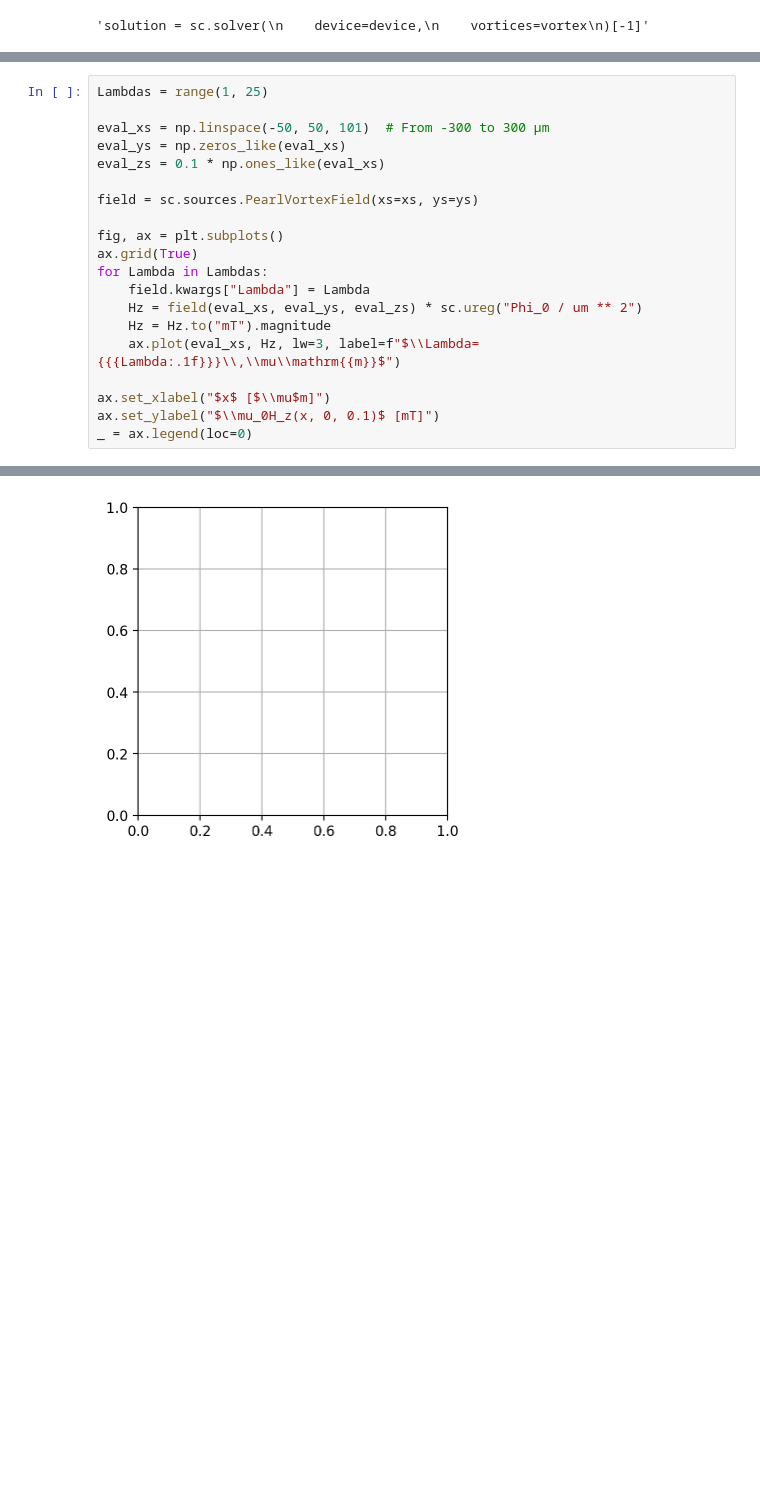
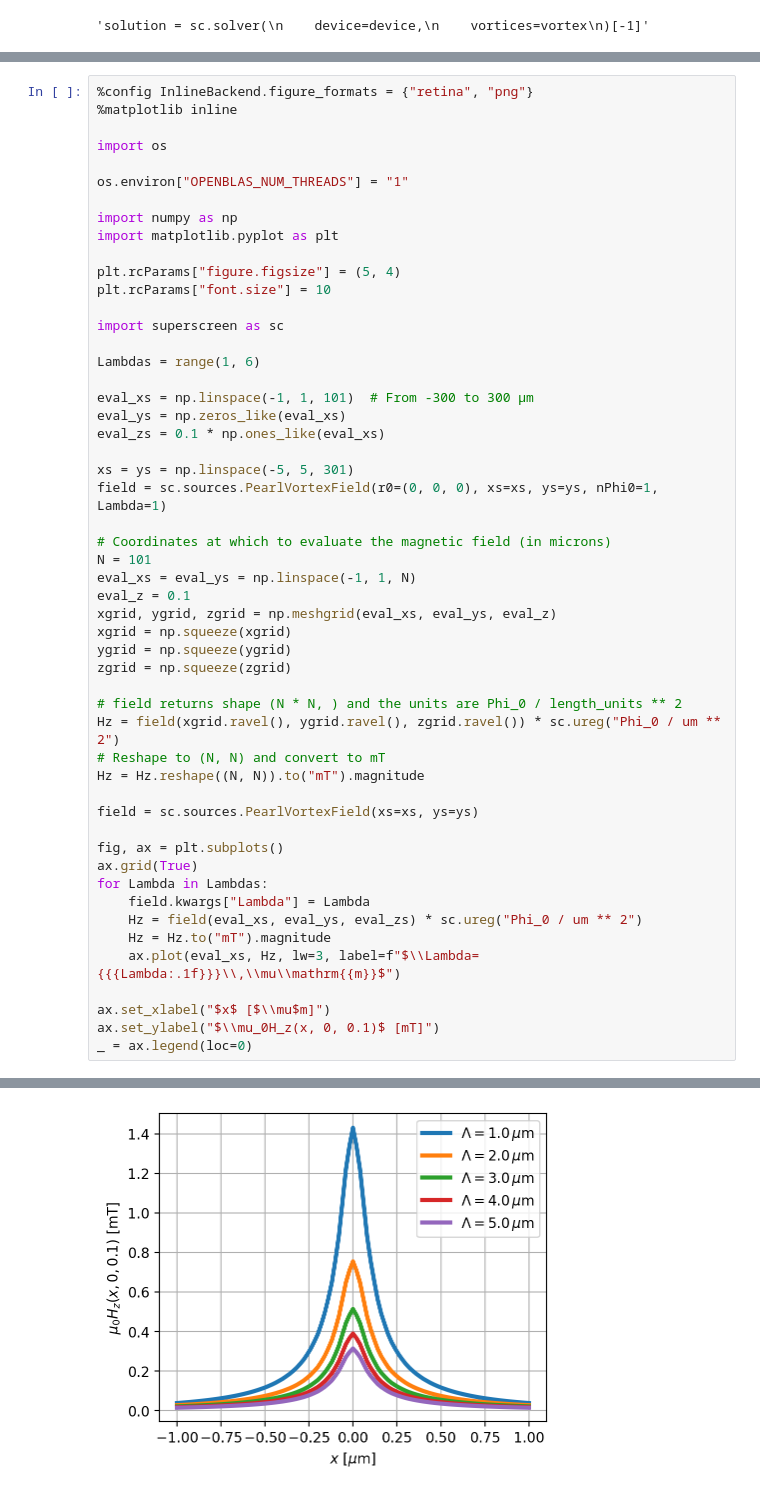
Before and after one commit to LeviathansDaughter/LOLIGO-VULGARIS, a Jupyter notebook: Untitled4.ipynb, the cells around one changed output, grey strips where cells are left out. Cells and saved outputs as stored; diff of their text form; blank space fills up the shorter version.

```diff
--- a/Untitled4.ipynb
+++ b/Untitled4.ipynb
@@ -1008,9 +1028,41 @@ Vortex(x=0.0, y=0.0, film='film', nPhi0=1.0)
 # %%
-Lambdas = range(1, 25)
+%config InlineBackend.figure_formats = {"retina", "png"}
+%matplotlib inline
 
-eval_xs = np.linspace(-50, 50, 101)  # From -300 to 300 µm
+import os
+
+os.environ["OPENBLAS_NUM_THREADS"] = "1"
+
+import numpy as np
+import matplotlib.pyplot as plt
+
+plt.rcParams["figure.figsize"] = (5, 4)
+plt.rcParams["font.size"] = 10
+
+import superscreen as sc
+
+Lambdas = range(1, 6)
+
+eval_xs = np.linspace(-1, 1, 101)  # From -300 to 300 µm
 eval_ys = np.zeros_like(eval_xs)
 eval_zs = 0.1 * np.ones_like(eval_xs)
+
+xs = ys = np.linspace(-5, 5, 301)
+field = sc.sources.PearlVortexField(r0=(0, 0, 0), xs=xs, ys=ys, nPhi0=1, Lambda=1)
+
+# Coordinates at which to evaluate the magnetic field (in microns)
+N = 101
+eval_xs = eval_ys = np.linspace(-1, 1, N)
+eval_z = 0.1
+xgrid, ygrid, zgrid = np.meshgrid(eval_xs, eval_ys, eval_z)
+xgrid = np.squeeze(xgrid)
+ygrid = np.squeeze(ygrid)
+zgrid = np.squeeze(zgrid)
+
+# field returns shape (N * N, ) and the units are Phi_0 / length_units ** 2
+Hz = field(xgrid.ravel(), ygrid.ravel(), zgrid.ravel()) * sc.ureg("Phi_0 / um ** 2")
+# Reshape to (N, N) and convert to mT
+Hz = Hz.reshape((N, N)).to("mT").magnitude
 
 field = sc.sources.PearlVortexField(xs=xs, ys=ys)
 
@@ -1030 +1081 @@ ValueError: The rectangle defined by xs and ys must contain the convex hull of t
-[figure, old version]
+[figure, new version]
```
Also changed, not shown: parts of 2 cells of this notebook.
